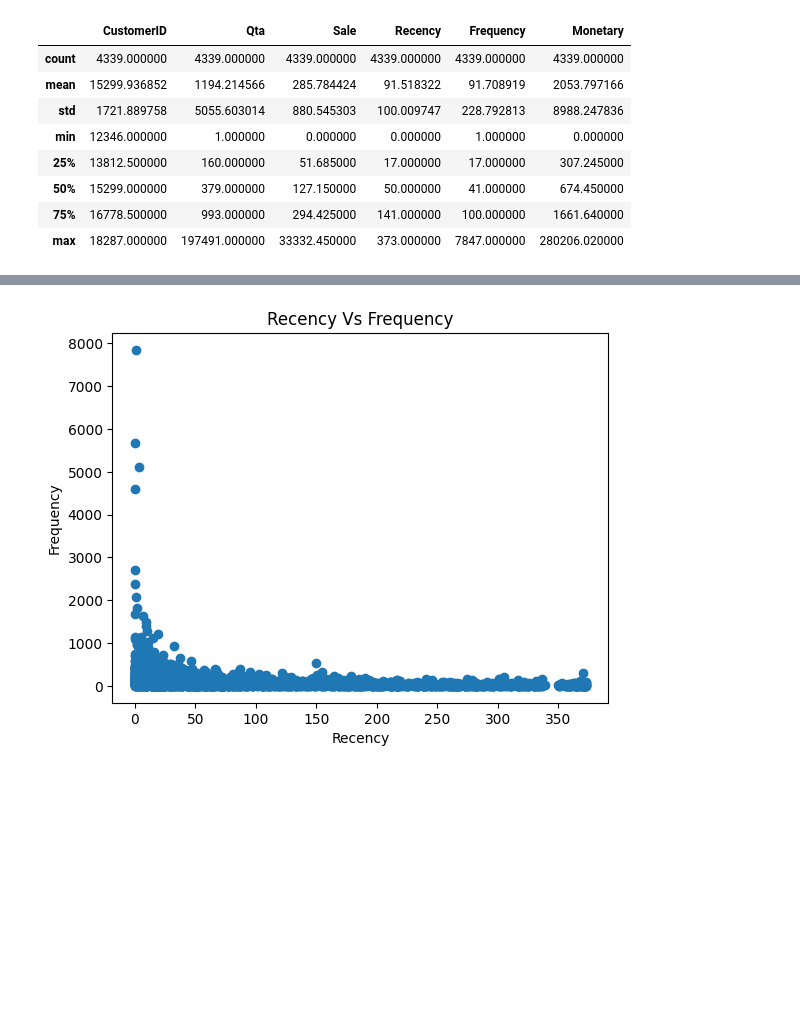
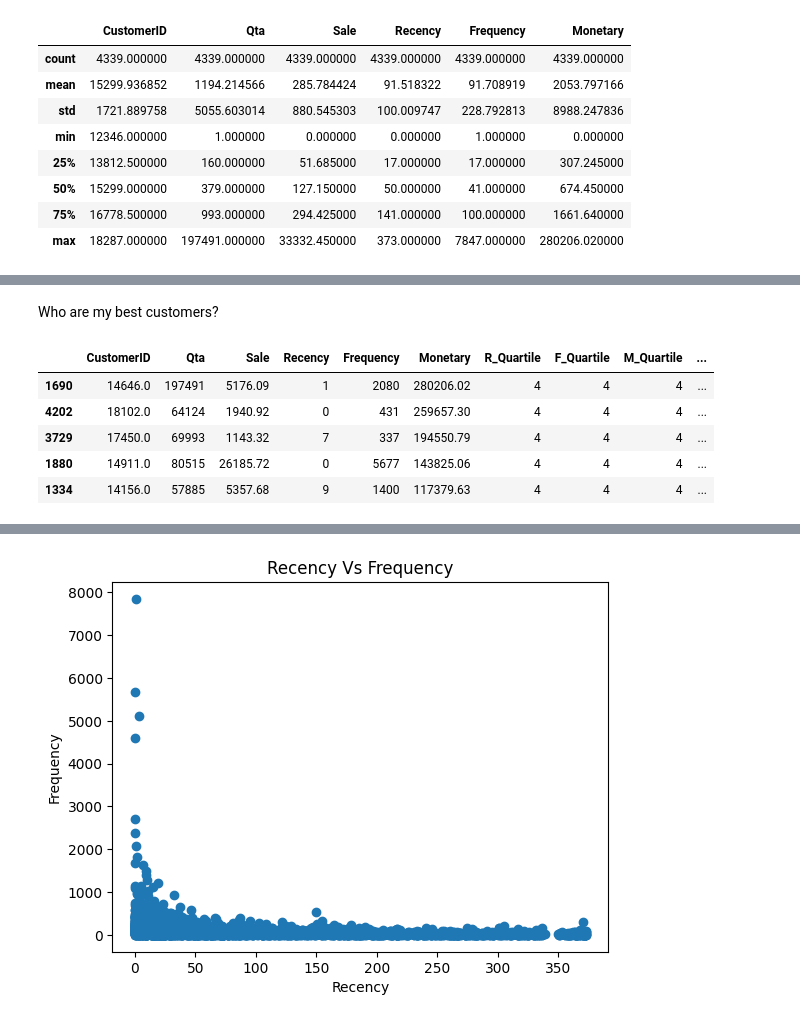
Before and after one commit to pspanji/BA--BI--DS, a Jupyter notebook: RFM_Analysis.ipynb, the cells around one changed output, grey strips where cells are left out. Cells and saved outputs as stored; diff of their text form; code cells hidden in the pictures; blank space fills up the shorter version.

```diff
--- a/RFM_Analysis.ipynb
+++ b/RFM_Analysis.ipynb
@@ -724,0 +569,11 @@ chart
+# %% [markdown]
+Who are my best customers?
+# %%
+RFM_Segment[RFM_Segment['RFMClass']=='444'].sort_values('Monetary', ascending=False).head()
+# %% [output]
+|  | CustomerID | Qta | Sale | Recency | Frequency | Monetary | R_Quartile | F_Quartile | M_Quartile | ... |
+| 1690 | 14646.0 | 197491 | 5176.09 | 1 | 2080 | 280206.02 | 4 | 4 | 4 | ... |
+| 4202 | 18102.0 | 64124 | 1940.92 | 0 | 431 | 259657.30 | 4 | 4 | 4 | ... |
+| 3729 | 17450.0 | 69993 | 1143.32 | 7 | 337 | 194550.79 | 4 | 4 | 4 | ... |
+| 1880 | 14911.0 | 80515 | 26185.72 | 0 | 5677 | 143825.06 | 4 | 4 | 4 | ... |
+| 1334 | 14156.0 | 57885 | 5357.68 | 9 | 1400 | 117379.63 | 4 | 4 | 4 | ... |
```
Also changed, not shown: parts of 16 cells of this notebook.
